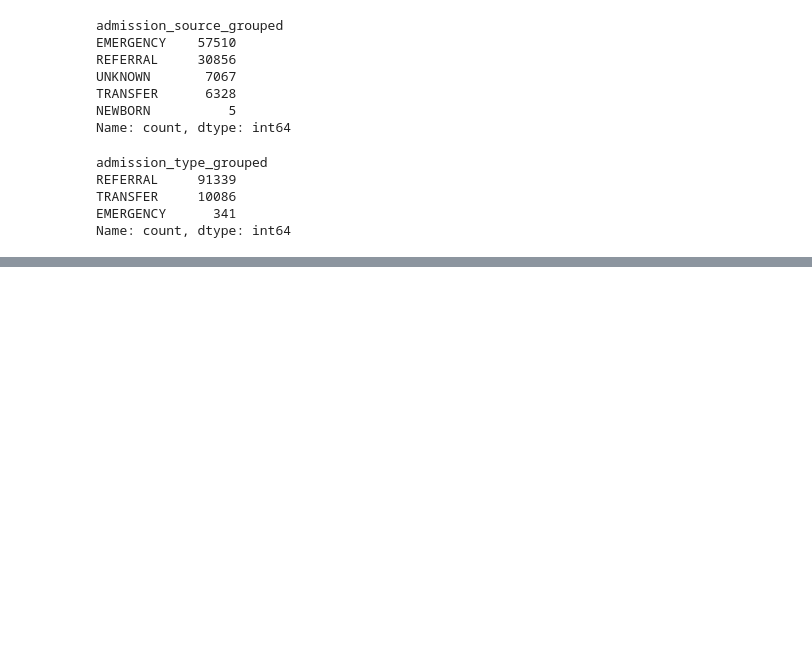
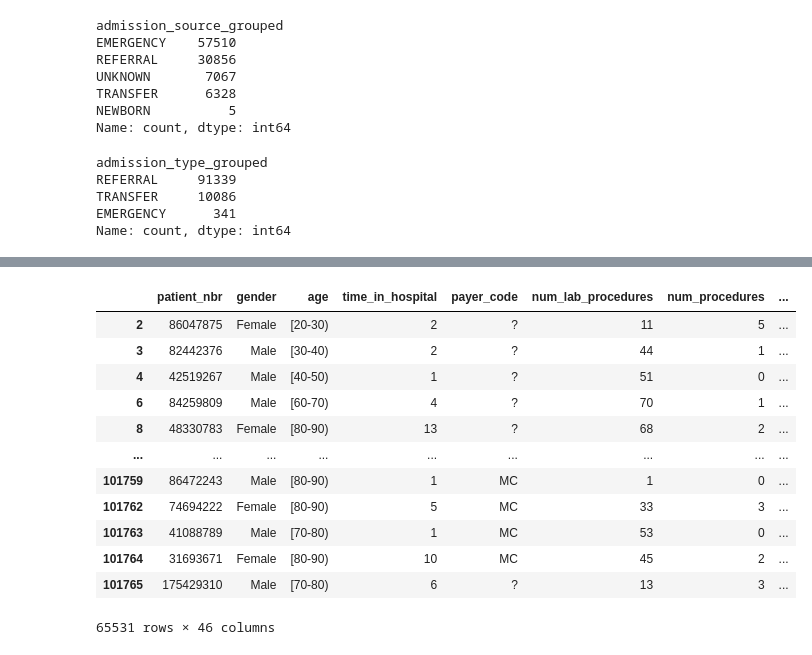
Before and after one commit to Sarztak/Predicting-Hospital-Readmission-for-Patients-with-Diabetes, a Jupyter notebook: eda/data_cleaning.ipynb, the cells around one changed output, grey strips where cells are left out. Saved outputs shown, nothing was run; the diff lists cells and outputs as text; code cells hidden in the pictures; blank space fills up the shorter version.

```diff
--- a/eda/data_cleaning.ipynb
+++ b/eda/data_cleaning.ipynb
@@ -72,0 +179,3 @@ df_clean
+# %%
+# remove those admitted after 30 days
+df_clean = df_clean[~(df_clean.readmitted == '>30')]
@@ -72,0 +197,16 @@ df_clean
+# %%
+df_clean
+# %% [output]
+|  | patient_nbr | gender | age | time_in_hospital | payer_code | num_lab_procedures | num_procedures | ... |
+| 2 | 86047875 | Female | [20-30) | 2 | ? | 11 | 5 | ... |
+| 3 | 82442376 | Male | [30-40) | 2 | ? | 44 | 1 | ... |
+| 4 | 42519267 | Male | [40-50) | 1 | ? | 51 | 0 | ... |
+| 6 | 84259809 | Male | [60-70) | 4 | ? | 70 | 1 | ... |
+| 8 | 48330783 | Female | [80-90) | 13 | ? | 68 | 2 | ... |
+| ... | ... | ... | ... | ... | ... | ... | ... | ... |
+| 101759 | 86472243 | Male | [80-90) | 1 | MC | 1 | 0 | ... |
+| 101762 | 74694222 | Female | [80-90) | 5 | MC | 33 | 3 | ... |
+| 101763 | 41088789 | Male | [70-80) | 1 | MC | 53 | 0 | ... |
+| 101764 | 31693671 | Female | [80-90) | 10 | MC | 45 | 2 | ... |
+| 101765 | 175429310 | Male | [70-80) | 6 | ? | 13 | 3 | ... |
+65531 rows × 46 columns
```
Also changed, not shown: parts of 28 cells of this notebook, 1 other file.
